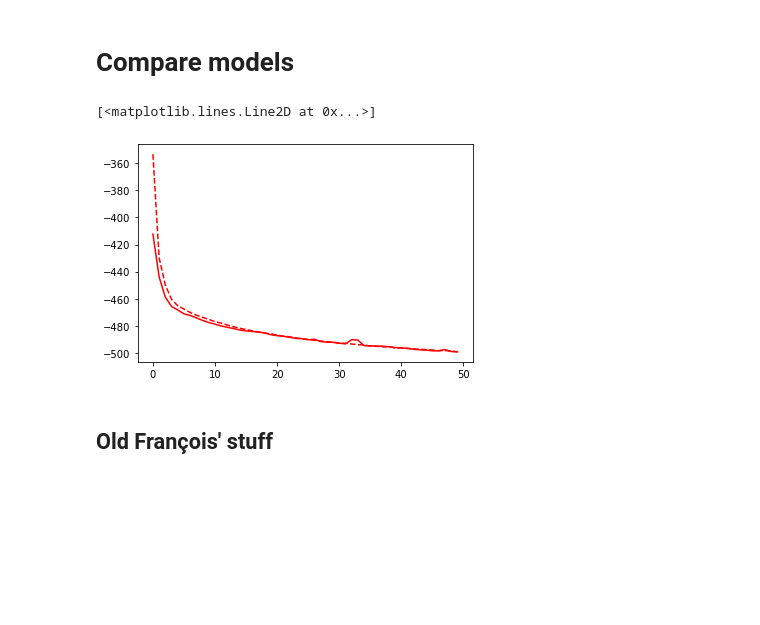
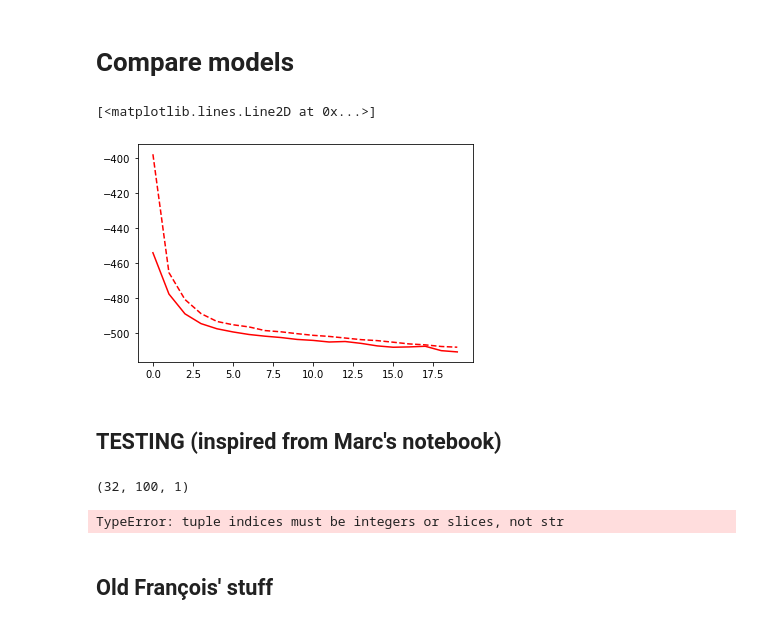
Before and after one commit to EiffL/sfh-inference-hackathon, a Jupyter notebook: notebooks/PixelCNN_tng100_compare_cond_NC.ipynb, the cells around one changed output. Saved outputs shown, nothing was run; the diff lists cells and outputs as text; code cells hidden in the pictures; blank space fills up the shorter version.

Commit message:
work in progress, new norm, tn100 and eagle

```diff
--- a/notebooks/PixelCNN_tng100_compare_cond_NC.ipynb
+++ b/notebooks/PixelCNN_tng100_compare_cond_NC.ipynb
@@ -26,3 +38,6 @@ dict_keys(['Mstar', 'Mstar_Half', 'SFR_Max', 'SFR_Rad', 'SFR_halfRad', 'last_maj
+# %%
+dset_tng100 = tfds.load('tng100', split='train', data_dir='/gpfsscratch/rech/wvb/commun/tensorflow_datasets/')
+dset_eagle = tfds.load('eagle', split='train')
 # %% [markdown]
 # Image Conditioning Model
 # %% [markdown]
@@ -786,7 +587,7 @@ def preprocessing_vanilla(example):
     #sfr = sfr / tf.reduce_sum(sfr, axis=1)
     sfr2,norm = tf.linalg.normalize(tf.reshape(example['SFR_Max'],(-1,100,1)),ord=1, axis=1)
     sfr2 = tf.where(tf.math.is_nan(sfr2), tf.zeros_like(sfr2), sfr2)
-    sfr2 += 1e-3
+    sfr2 += 1e-4
     return sfr2, sfr2
 
 def vanilla_input_pipeline(mode='train', batch_size=64,
@@ -795,7 +596,7 @@ def vanilla_input_pipeline(mode='train', batch_size=64,
     """
     mode: 'train' or 'test'
     """
-    keys = ['sed','Mstar', 'Mstar_Half', 'SFR_Max', 'SFR_Rad', 'SFR_halfRad', 'last_major_merger', 'last_over_max', 'mass_quantiles', 'sed', 'time']
+    keys = ['sed','Mstar', 'SFR_Max', 'time']
     if mode == 'train':
         dataset = tfds.load(dataset_name, split='train[:90%]', data_dir=data_dir)
         dataset = dataset.map(lambda x: {k:x[k] for k in keys})
@@ -811,7 +612,8 @@ def vanilla_input_pipeline(mode='train', batch_size=64,
     return dataset
 
 batch_size=32
-dtrain_vanilla = vanilla_input_pipeline(mode='train', batch_size=batch_size, dataset_name='tng100', data_dir=data_dir)
+dtrain_vanilla = vanilla_input_pipeline(mode='train', batch_size=batch_size, dataset_name='tng100',
+                                        data_dir='/gpfsscratch/rech/wvb/commun/tensorflow_datasets/')
 # %%
 sample = dtrain_vanilla.take(60)
 
@@ -986,10 +785,10 @@ _________________________________________________________________
 3. Training
 # %%
 batch_size = 32
-epochs = 50
+epochs = 20
 
-dtrain_vanilla = vanilla_input_pipeline(mode='train', batch_size=batch_size, dataset_name='tng100', data_dir=data_dir)
-dval_vanilla = vanilla_input_pipeline(mode='val', batch_size=batch_size, dataset_name='tng100', data_dir=data_dir)
+dtrain_vanilla = vanilla_input_pipeline(mode='train', batch_size=batch_size, dataset_name='tng100')
+dval_vanilla = vanilla_input_pipeline(mode='val', batch_size=batch_size, dataset_name='tng100')
 
 hist_vanilla = pixel_cnn_vanilla.fit(dtrain_vanilla,
                      epochs=epochs,
@@ -1034,0 +829,13 @@ Epoch 50/50
+# %%
+batch_size = 32
+epochs = 20
+
+dtrain_vanilla = vanilla_input_pipeline(mode='train', batch_size=batch_size, dataset_name='eagle')
+dval_vanilla = vanilla_input_pipeline(mode='val', batch_size=batch_size, dataset_name='eagle')
+
+hist_vanilla = pixel_cnn_vanilla.fit(dtrain_vanilla,
+                     epochs=epochs,
+                     steps_per_epoch=1000,
+                     validation_data=dval_vanilla)
+
+json.dump(hist_vanilla.history, open('./histories/history_vanilla_eagle.json', 'w'))
@@ -1035,17 +860,35 @@ Epoch 50/50
 # %% [markdown]
 # Compare models
 # %%
-hist_image_cond = json.load(open('./histories/history_image_cond.json','r'))
+#hist_image_cond = json.load(open('./histories/history_image_cond.json','r'))
 
 
 plt.plot(hist_vanilla.history['val_loss'], 'r')
 plt.plot(hist_vanilla.history['loss'], '--r')
 #plt.plot(hist_mass_cond.history['val_loss'], 'k')
 #plt.plot(hist_mass_cond.history['loss'], '--k')
 #plt.plot(hist_sed_cond.history['val_loss'], 'b')
 #plt.plot(hist_sed_cond.history['loss'], '--b')
 #plt.plot(hist_image_cond['val_loss'], 'g')
 #plt.plot(hist_image_cond['loss'], '--g')
 # %% [output]
 [<matplotlib.lines.Line2D at 0x...>]
-[figure, old version]
+[figure, new version]
+# %% [markdown]
+## TESTING (inspired from Marc's notebook)
+# %%
+dset_test = dval_vanilla.as_numpy_iterator()
+data = next(dset_test)
+ind=28
+sample = np.zeros([64,100,1])
+print(data[0].shape)
+true = data[0][ind,:,0]
+#sed = data[0][1][ind].reshape([1,143,1]).repeat(64,axis=0)
+# init at the
+sample[:,0,0] = true[0]
+
+for example in dval_vanilla.take(1):
+    time_vec = example['time']
+# %% [output]
+(32, 100, 1)
+TypeError: tuple indices must be integers or slices, not str
```
Also changed, not shown: parts of 20 cells of this notebook.
